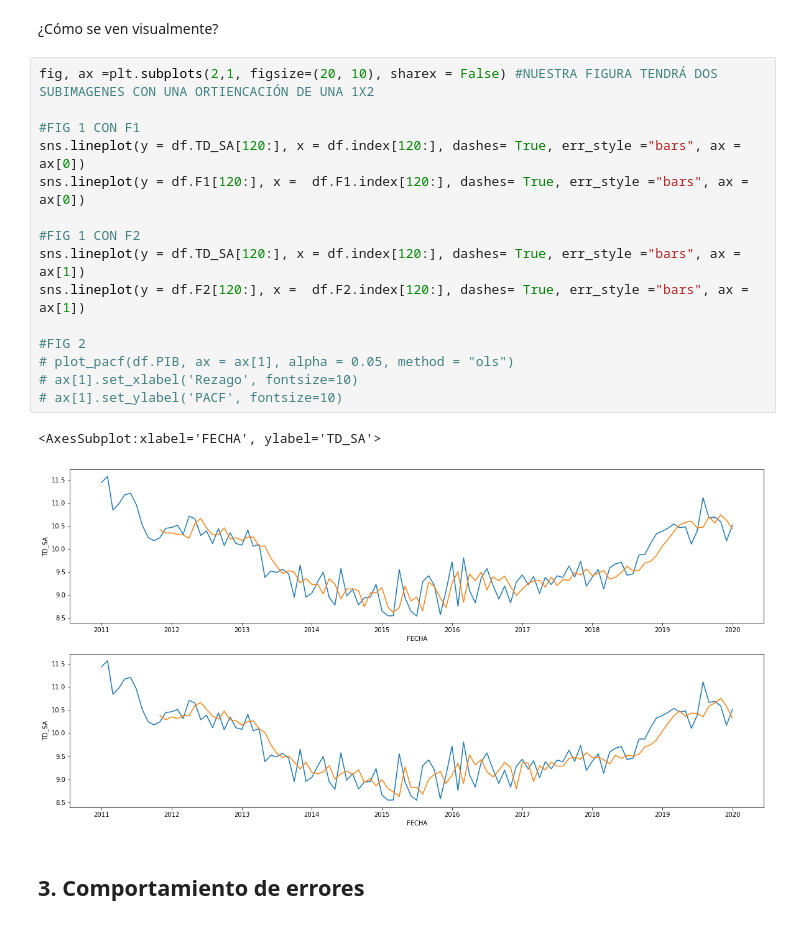
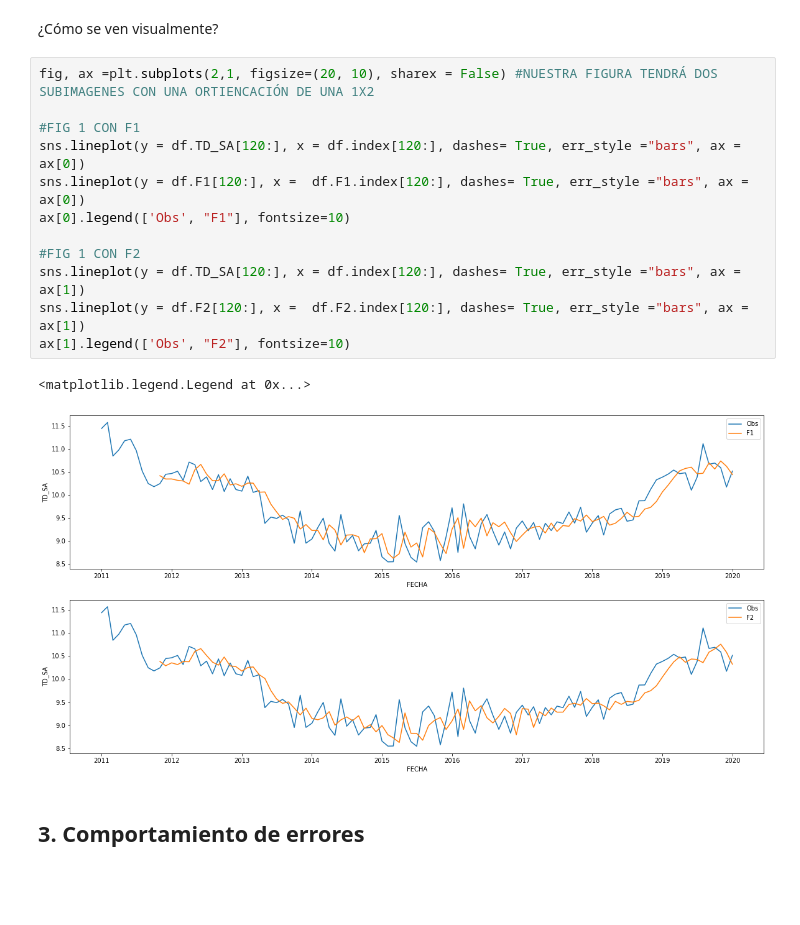
Before and after one commit to jguerrae/Series-de-tiempo-Uniandes, a Jupyter notebook: 7_EvaluaciónPronPunto (C8)/8_EvalPronPun.ipynb, the cells around one changed output. Saved outputs shown, nothing was run; the diff lists cells and outputs as text; blank space fills up the shorter version.

```diff
--- a/7_EvaluaciónPronPunto (C8)/8_EvalPronPun.ipynb
+++ b/7_EvaluaciónPronPunto (C8)/8_EvalPronPun.ipynb
@@ -221,21 +221,18 @@ df.iloc[137, 3] = df.iloc[137, 2]
 # %%
 fig, ax =plt.subplots(2,1, figsize=(20, 10), sharex = False) #NUESTRA FIGURA TENDRÁ DOS SUBIMAGENES CON UNA ORTIENCACIÓN DE UNA 1X2
 
 #FIG 1 CON F1
 sns.lineplot(y = df.TD_SA[120:], x = df.index[120:], dashes= True, err_style ="bars", ax = ax[0])
 sns.lineplot(y = df.F1[120:], x =  df.F1.index[120:], dashes= True, err_style ="bars", ax = ax[0])
+ax[0].legend(['Obs', "F1"], fontsize=10)
 
 #FIG 1 CON F2
 sns.lineplot(y = df.TD_SA[120:], x = df.index[120:], dashes= True, err_style ="bars", ax = ax[1])
 sns.lineplot(y = df.F2[120:], x =  df.F2.index[120:], dashes= True, err_style ="bars", ax = ax[1])
-
-#FIG 2
-# plot_pacf(df.PIB, ax = ax[1], alpha = 0.05, method = "ols")
-# ax[1].set_xlabel('Rezago', fontsize=10)
-# ax[1].set_ylabel('PACF', fontsize=10)
+ax[1].legend(['Obs', "F2"], fontsize=10)
 # %% [output]
-<AxesSubplot:xlabel='FECHA', ylabel='TD_SA'>
+<matplotlib.legend.Legend at 0x...>
-[figure, old version]
+[figure, new version]
 # %% [markdown]
 ## 3. Comportamiento de errores
 # %% [markdown]
```
Also changed, not shown: parts of 9 cells of this notebook.
